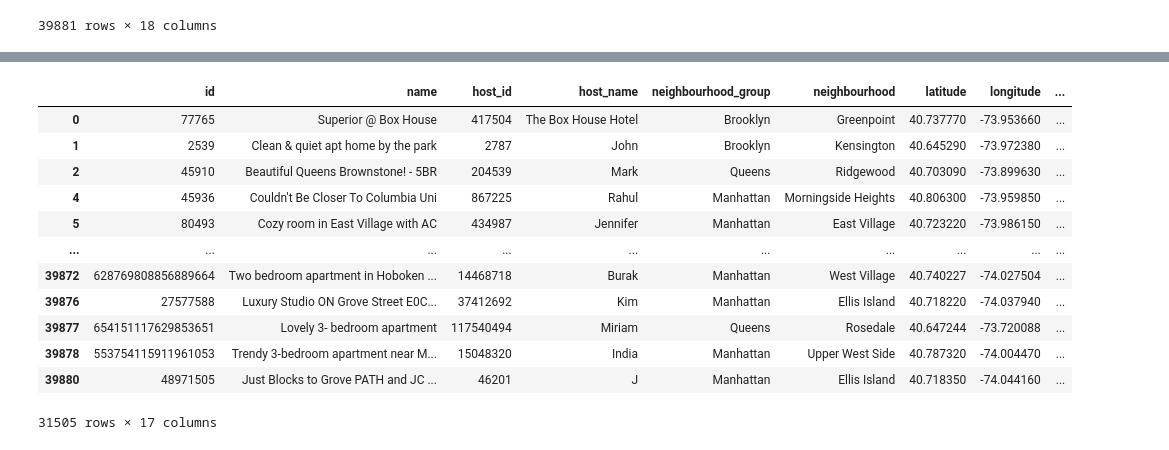
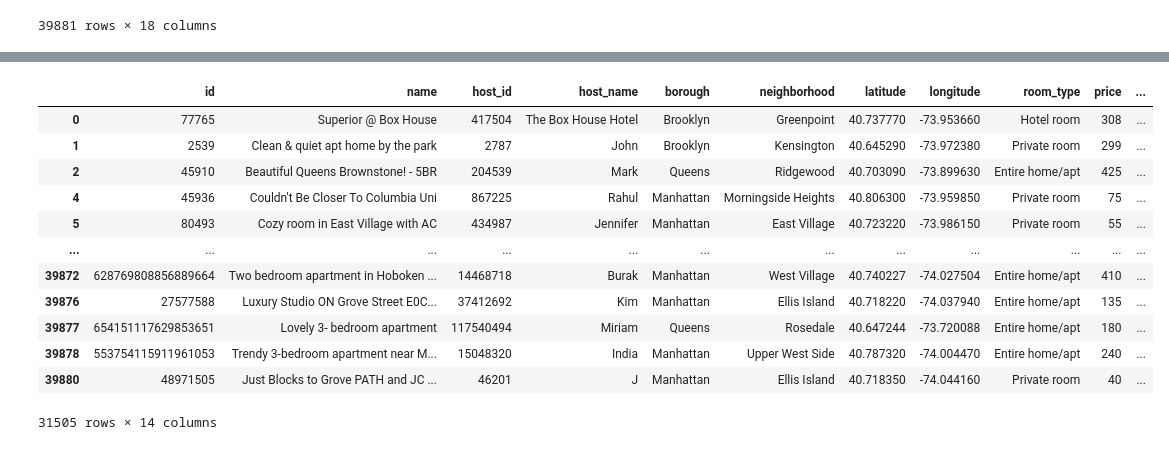
Before and after one commit to lkachury/airbnb_final_project, a Jupyter notebook: Data_Cleaning.ipynb, the cells around one changed output, grey strips where cells are left out. Cells and saved outputs as stored; diff of their text form; code cells hidden in the pictures.

```diff
--- a/Data_Cleaning.ipynb
+++ b/Data_Cleaning.ipynb
@@ -22,3 +22,7 @@ listings_df
 | 39879 | 698195550745703156 | Luxurious private waterfront terr... | 151487807 | Asser | Brooklyn | Williamsburg | 40.709192 | -73.970121 | ... |
 | 39880 | 48971505 | Just Blocks to Grove PATH and JC ... | 46201 | J | Manhattan | Ellis Island | 40.718350 | -74.044160 | ... |
 39881 rows × 18 columns
+# %%
+# Rename columns
+listings_df.rename(columns = {"neighbourhood_group":"borough", "neighbourhood":"neighborhood"}, inplace = True)
+listings_df
@@ -47,6 +65,6 @@ license                           39876
 dtype: int64
 # %%
 # Drop columns
-listings_df = listings_df.drop(["license"], axis=1)
+listings_df = listings_df.drop(["reviews_per_month", "calculated_host_listings_count", "number_of_reviews_ltm", "license"], axis=1)
 listings_df
 # %% [output]
@@ -66,17 +84,18 @@ listings_df
 # %%
 # Drop rows with null values
-listings_df.dropna()
+listings_df = listings_df.dropna()
+listings_df
 # %% [output]
-|  | id | name | host_id | host_name | neighbourhood_group | neighbourhood | latitude | longitude | ... |
-| 0 | 77765 | Superior @ Box House | 417504 | The Box House Hotel | Brooklyn | Greenpoint | 40.737770 | -73.953660 | ... |
-| 1 | 2539 | Clean & quiet apt home by the park | 2787 | John | Brooklyn | Kensington | 40.645290 | -73.972380 | ... |
-| 2 | 45910 | Beautiful Queens Brownstone! - 5BR | 204539 | Mark | Queens | Ridgewood | 40.703090 | -73.899630 | ... |
-| 4 | 45936 | Couldn't Be Closer To Columbia Uni | 867225 | Rahul | Manhattan | Morningside Heights | 40.806300 | -73.959850 | ... |
-| 5 | 80493 | Cozy room in East Village with AC | 434987 | Jennifer | Manhattan | East Village | 40.723220 | -73.986150 | ... |
-| ... | ... | ... | ... | ... | ... | ... | ... | ... | ... |
-| 39872 | 628769808856889664 | Two bedroom apartment in Hoboken ... | 14468718 | Burak | Manhattan | West Village | 40.740227 | -74.027504 | ... |
-| 39876 | 27577588 | Luxury Studio ON Grove Street E0C... | 37412692 | Kim | Manhattan | Ellis Island | 40.718220 | -74.037940 | ... |
-| 39877 | 654151117629853651 | Lovely 3- bedroom apartment | 117540494 | Miriam | Queens | Rosedale | 40.647244 | -73.720088 | ... |
-| 39878 | 553754115911961053 | Trendy 3-bedroom apartment near M... | 15048320 | India | Manhattan | Upper West Side | 40.787320 | -74.004470 | ... |
-| 39880 | 48971505 | Just Blocks to Grove PATH and JC ... | 46201 | J | Manhattan | Ellis Island | 40.718350 | -74.044160 | ... |
+|  | id | name | host_id | host_name | borough | neighborhood | latitude | longitude | room_type | price | ... |
+| 0 | 77765 | Superior @ Box House | 417504 | The Box House Hotel | Brooklyn | Greenpoint | 40.737770 | -73.953660 | Hotel room | 308 | ... |
+| 1 | 2539 | Clean & quiet apt home by the park | 2787 | John | Brooklyn | Kensington | 40.645290 | -73.972380 | Private room | 299 | ... |
+| 2 | 45910 | Beautiful Queens Brownstone! - 5BR | 204539 | Mark | Queens | Ridgewood | 40.703090 | -73.899630 | Entire home/apt | 425 | ... |
+| 4 | 45936 | Couldn't Be Closer To Columbia Uni | 867225 | Rahul | Manhattan | Morningside Heights | 40.806300 | -73.959850 | Private room | 75 | ... |
+| 5 | 80493 | Cozy room in East Village with AC | 434987 | Jennifer | Manhattan | East Village | 40.723220 | -73.986150 | Private room | 55 | ... |
+| ... | ... | ... | ... | ... | ... | ... | ... | ... | ... | ... | ... |
+| 39872 | 628769808856889664 | Two bedroom apartment in Hoboken ... | 14468718 | Burak | Manhattan | West Village | 40.740227 | -74.027504 | Entire home/apt | 410 | ... |
+| 39876 | 27577588 | Luxury Studio ON Grove Street E0C... | 37412692 | Kim | Manhattan | Ellis Island | 40.718220 | -74.037940 | Entire home/apt | 135 | ... |
+| 39877 | 654151117629853651 | Lovely 3- bedroom apartment | 117540494 | Miriam | Queens | Rosedale | 40.647244 | -73.720088 | Entire home/apt | 180 | ... |
+| 39878 | 553754115911961053 | Trendy 3-bedroom apartment near M... | 15048320 | India | Manhattan | Upper West Side | 40.787320 | -74.004470 | Entire home/apt | 240 | ... |
+| 39880 | 48971505 | Just Blocks to Grove PATH and JC ... | 46201 | J | Manhattan | Ellis Island | 40.718350 | -74.044160 | Private room | 40 | ... |
-31505 rows × 17 columns
+31505 rows × 14 columns
```
Also changed, not shown: parts of 17 cells of this notebook.
